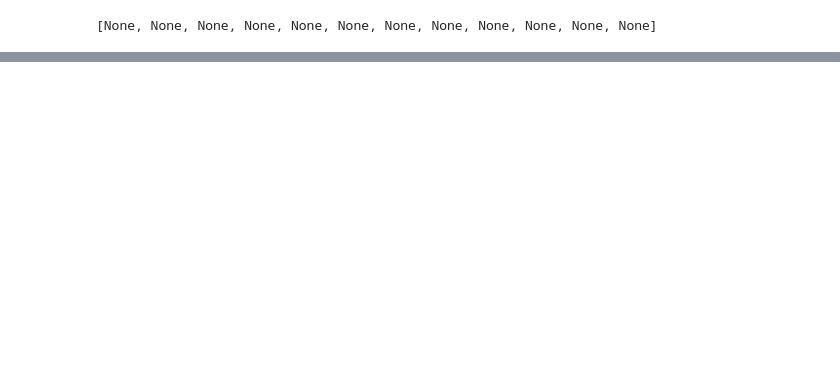
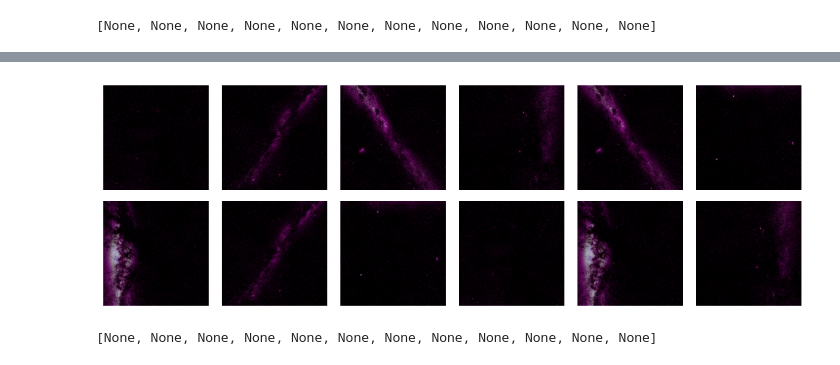
Before and after one commit to gor-g/image-game, a Jupyter notebook: milkyway.ipynb, the cells around one changed output, grey strips where cells are left out. Drawn from its saved outputs; the diff is of its cells as text; code cells hidden in the pictures; blank space fills up the shorter version.

```diff
--- a/milkyway.ipynb
+++ b/milkyway.ipynb
@@ -31,0 +50,11 @@ os.makedirs( "images/PinkWorld", exist_ok=True)
+# %%
+res_ims = [shiftColorsPurple(im) for im in ims]
+hi.multimshow(res_ims, n_cols=6)
+# %% [output]
+[figure, added]
+# %%
+os.makedirs( "images/PurpleShiftedWorld", exist_ok=True)
+
+[hi.imwrite(im, f"images/PurpleShiftedWorld/{f}") for f, im in zip(files, res_ims)]
+# %% [output]
+[None, None, None, None, None, None, None, None, None, None, None, None]
```
Also changed, not shown: parts of 5 cells of this notebook.
